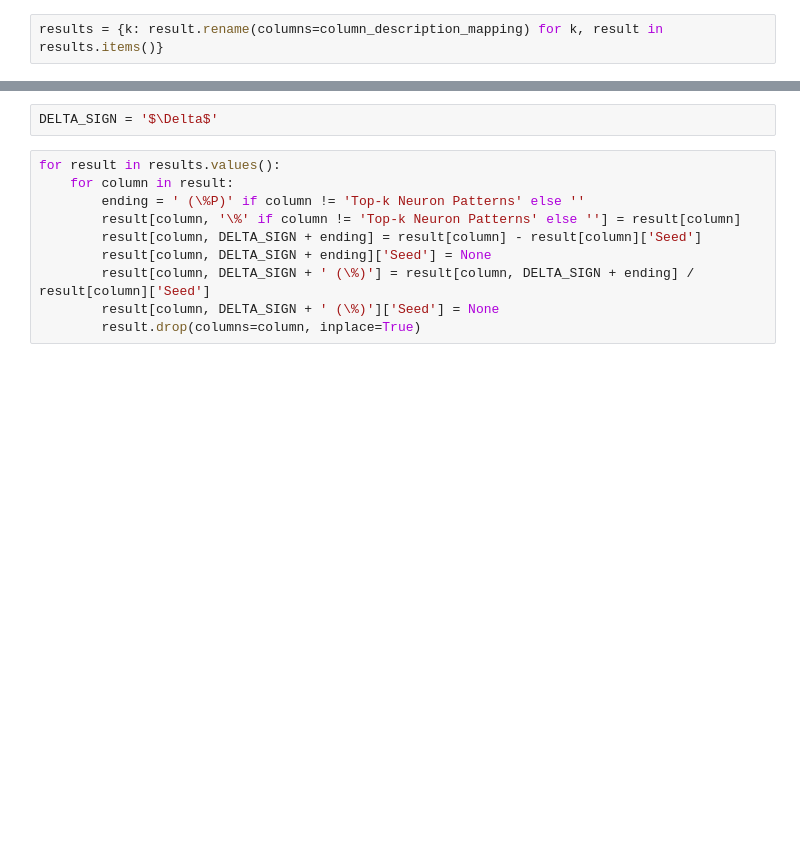
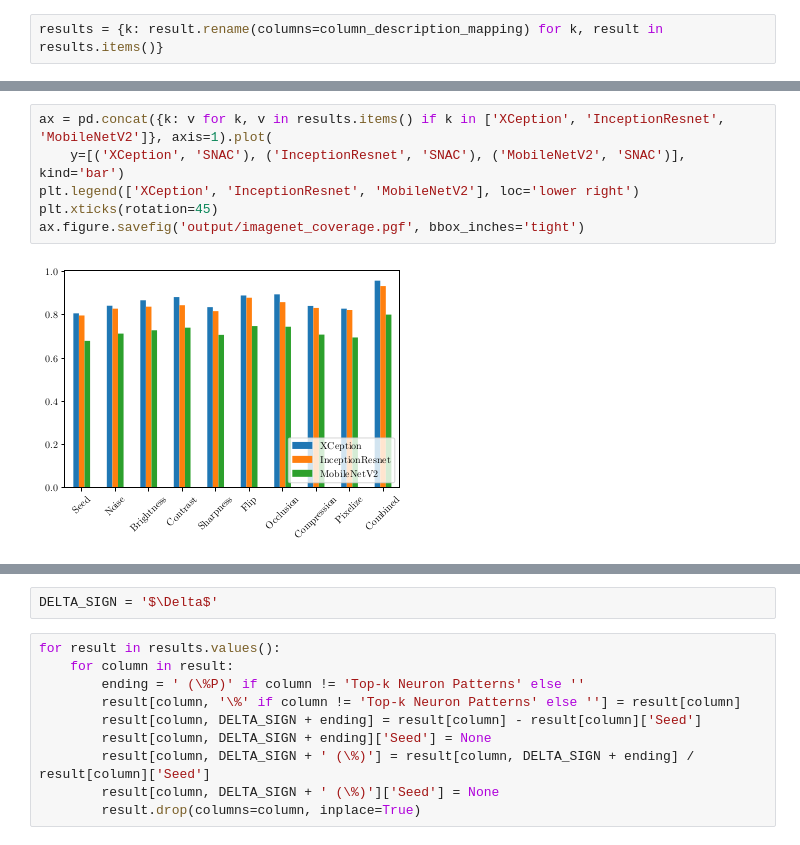
Before and after one commit to mlxyz/insynth, a Jupyter notebook: experiments/result_analysis.ipynb, the cells around one changed output, grey strips where cells are left out. Drawn from its saved outputs; the diff is of its cells as text; blank space fills up the shorter version.

```diff
--- a/experiments/result_analysis.ipynb
+++ b/experiments/result_analysis.ipynb
@@ -98,0 +144,8 @@ results = {k: result.rename(columns=column_description_mapping) for k, result in
+# %%
+ax = pd.concat({k: v for k, v in results.items() if k in ['XCeption', 'InceptionResnet', 'MobileNetV2']}, axis=1).plot(
+    y=[('XCeption', 'SNAC'), ('InceptionResnet', 'SNAC'), ('MobileNetV2', 'SNAC')], kind='bar')
+plt.legend(['XCeption', 'InceptionResnet', 'MobileNetV2'], loc='lower right')
+plt.xticks(rotation=45)
+ax.figure.savefig('output/imagenet_coverage.pgf', bbox_inches='tight')
+# %% [output]
+[figure, added]
```
Also changed, not shown: parts of 27 cells of this notebook, 8 other files.
